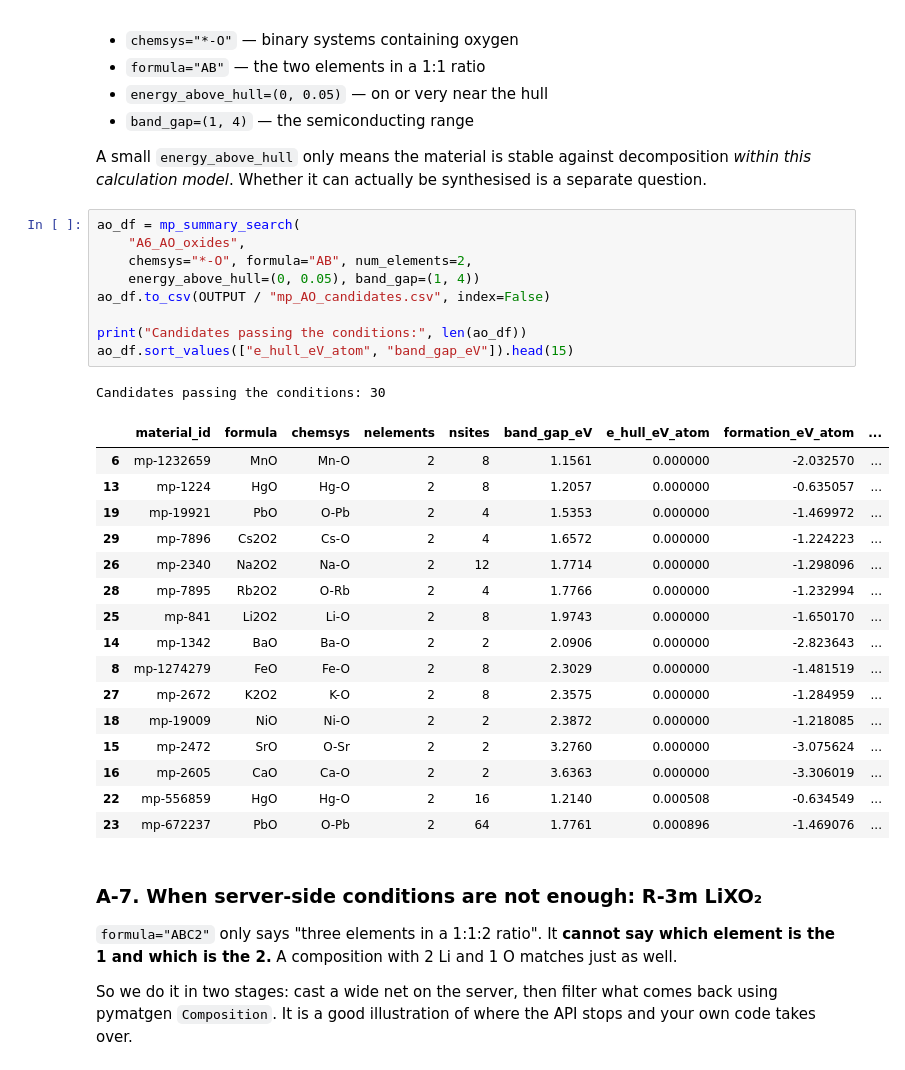
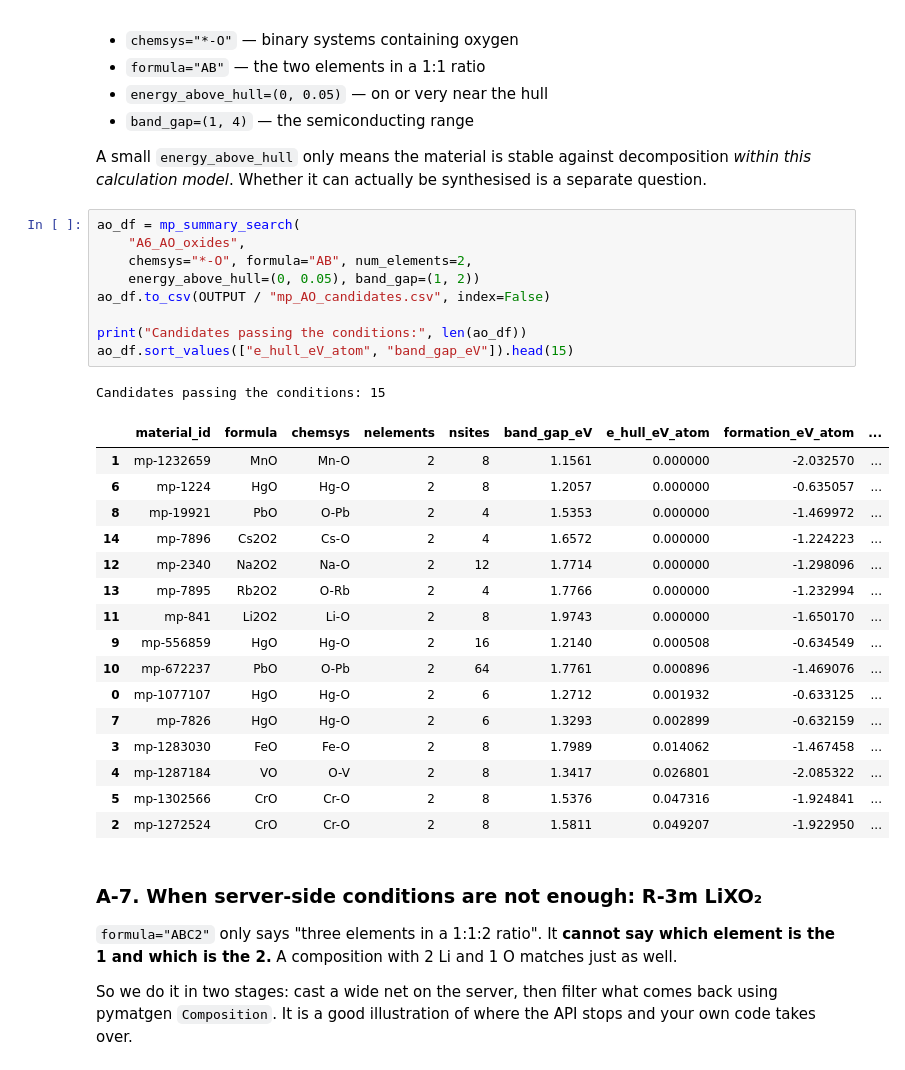
Before and after one commit to jaehunKim12/watch-this, a Jupyter notebook: Hand-on-session1/2026_2_Hands_on_session1_inclass.ipynb, the cells around one changed output. Cells and saved outputs as stored; diff of their text form.

```diff
--- a/Hand-on-session1/2026_2_Hands_on_session1_inclass.ipynb
+++ b/Hand-on-session1/2026_2_Hands_on_session1_inclass.ipynb
@@ -367,30 +349,30 @@ Whether it can actually be synthesised is a separate question.
 # %%
 ao_df = mp_summary_search(
     "A6_AO_oxides",
     chemsys="*-O", formula="AB", num_elements=2,
-    energy_above_hull=(0, 0.05), band_gap=(1, 4))
+    energy_above_hull=(0, 0.05), band_gap=(1, 2))
 ao_df.to_csv(OUTPUT / "mp_AO_candidates.csv", index=False)
 
 print("Candidates passing the conditions:", len(ao_df))
 ao_df.sort_values(["e_hull_eV_atom", "band_gap_eV"]).head(15)
 # %% [output]
-Candidates passing the conditions: 30
+Candidates passing the conditions: 15
 |  | material_id | formula | chemsys | nelements | nsites | band_gap_eV | e_hull_eV_atom | formation_eV_atom | ... |
-| 6 | mp-1232659 | MnO | Mn-O | 2 | 8 | 1.1561 | 0.000000 | -2.032570 | ... |
-| 13 | mp-1224 | HgO | Hg-O | 2 | 8 | 1.2057 | 0.000000 | -0.635057 | ... |
-| 19 | mp-19921 | PbO | O-Pb | 2 | 4 | 1.5353 | 0.000000 | -1.469972 | ... |
-| 29 | mp-7896 | Cs2O2 | Cs-O | 2 | 4 | 1.6572 | 0.000000 | -1.224223 | ... |
-| 26 | mp-2340 | Na2O2 | Na-O | 2 | 12 | 1.7714 | 0.000000 | -1.298096 | ... |
-| 28 | mp-7895 | Rb2O2 | O-Rb | 2 | 4 | 1.7766 | 0.000000 | -1.232994 | ... |
-| 25 | mp-841 | Li2O2 | Li-O | 2 | 8 | 1.9743 | 0.000000 | -1.650170 | ... |
-| 14 | mp-1342 | BaO | Ba-O | 2 | 2 | 2.0906 | 0.000000 | -2.823643 | ... |
-| 8 | mp-1274279 | FeO | Fe-O | 2 | 8 | 2.3029 | 0.000000 | -1.481519 | ... |
-| 27 | mp-2672 | K2O2 | K-O | 2 | 8 | 2.3575 | 0.000000 | -1.284959 | ... |
-| 18 | mp-19009 | NiO | Ni-O | 2 | 2 | 2.3872 | 0.000000 | -1.218085 | ... |
-| 15 | mp-2472 | SrO | O-Sr | 2 | 2 | 3.2760 | 0.000000 | -3.075624 | ... |
-| 16 | mp-2605 | CaO | Ca-O | 2 | 2 | 3.6363 | 0.000000 | -3.306019 | ... |
-| 22 | mp-556859 | HgO | Hg-O | 2 | 16 | 1.2140 | 0.000508 | -0.634549 | ... |
-| 23 | mp-672237 | PbO | O-Pb | 2 | 64 | 1.7761 | 0.000896 | -1.469076 | ... |
+| 1 | mp-1232659 | MnO | Mn-O | 2 | 8 | 1.1561 | 0.000000 | -2.032570 | ... |
+| 6 | mp-1224 | HgO | Hg-O | 2 | 8 | 1.2057 | 0.000000 | -0.635057 | ... |
+| 8 | mp-19921 | PbO | O-Pb | 2 | 4 | 1.5353 | 0.000000 | -1.469972 | ... |
+| 14 | mp-7896 | Cs2O2 | Cs-O | 2 | 4 | 1.6572 | 0.000000 | -1.224223 | ... |
+| 12 | mp-2340 | Na2O2 | Na-O | 2 | 12 | 1.7714 | 0.000000 | -1.298096 | ... |
+| 13 | mp-7895 | Rb2O2 | O-Rb | 2 | 4 | 1.7766 | 0.000000 | -1.232994 | ... |
+| 11 | mp-841 | Li2O2 | Li-O | 2 | 8 | 1.9743 | 0.000000 | -1.650170 | ... |
+| 9 | mp-556859 | HgO | Hg-O | 2 | 16 | 1.2140 | 0.000508 | -0.634549 | ... |
+| 10 | mp-672237 | PbO | O-Pb | 2 | 64 | 1.7761 | 0.000896 | -1.469076 | ... |
+| 0 | mp-1077107 | HgO | Hg-O | 2 | 6 | 1.2712 | 0.001932 | -0.633125 | ... |
+| 7 | mp-7826 | HgO | Hg-O | 2 | 6 | 1.3293 | 0.002899 | -0.632159 | ... |
+| 3 | mp-1283030 | FeO | Fe-O | 2 | 8 | 1.7989 | 0.014062 | -1.467458 | ... |
+| 4 | mp-1287184 | VO | O-V | 2 | 8 | 1.3417 | 0.026801 | -2.085322 | ... |
+| 5 | mp-1302566 | CrO | Cr-O | 2 | 8 | 1.5376 | 0.047316 | -1.924841 | ... |
+| 2 | mp-1272524 | CrO | Cr-O | 2 | 8 | 1.5811 | 0.049207 | -1.922950 | ... |
 # %% [markdown]
 ### A-7. When server-side conditions are not enough: R-3m LiXO₂
 `formula="ABC2"` only says "three elements in a 1:1:2 ratio". It **cannot say which element is the 1
```
Also changed, not shown: parts of 4 cells of this notebook.
